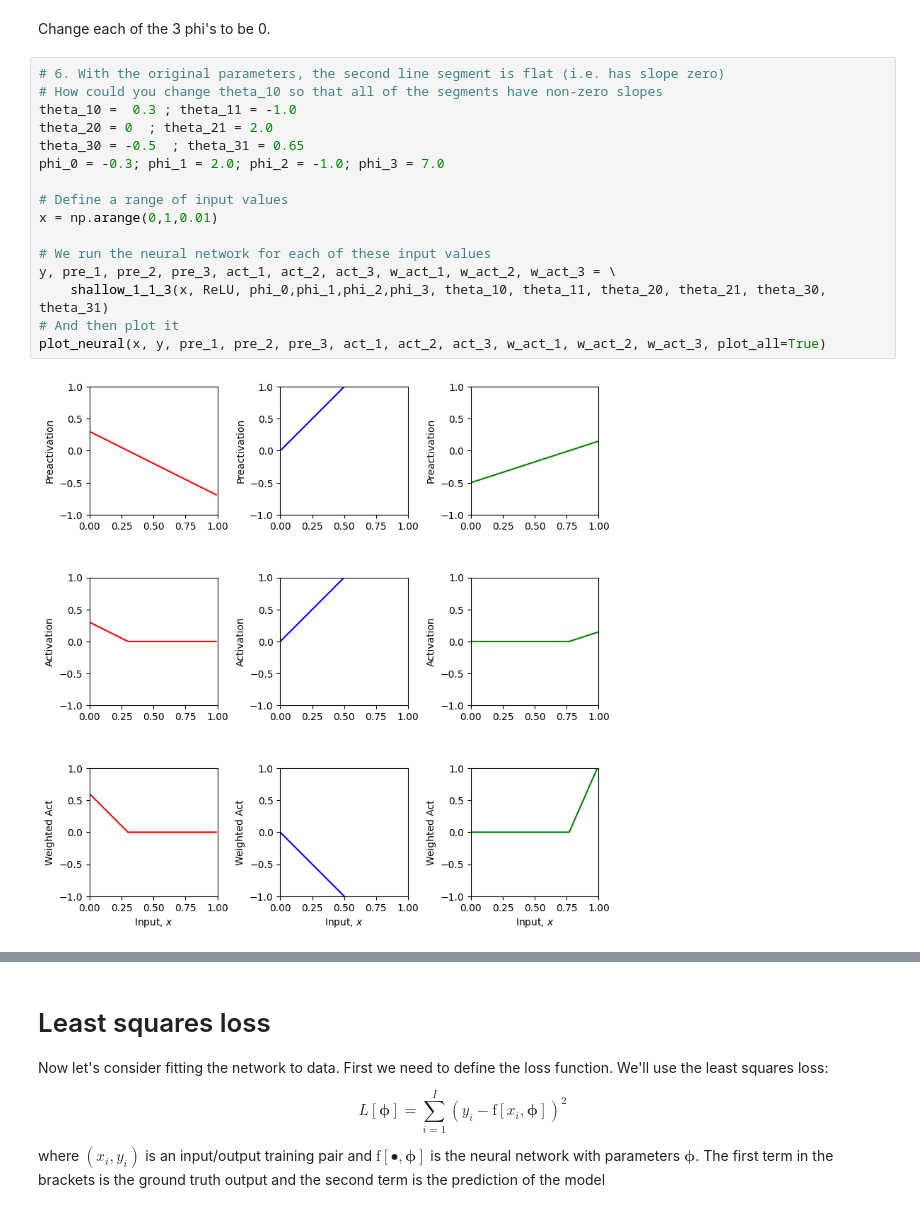
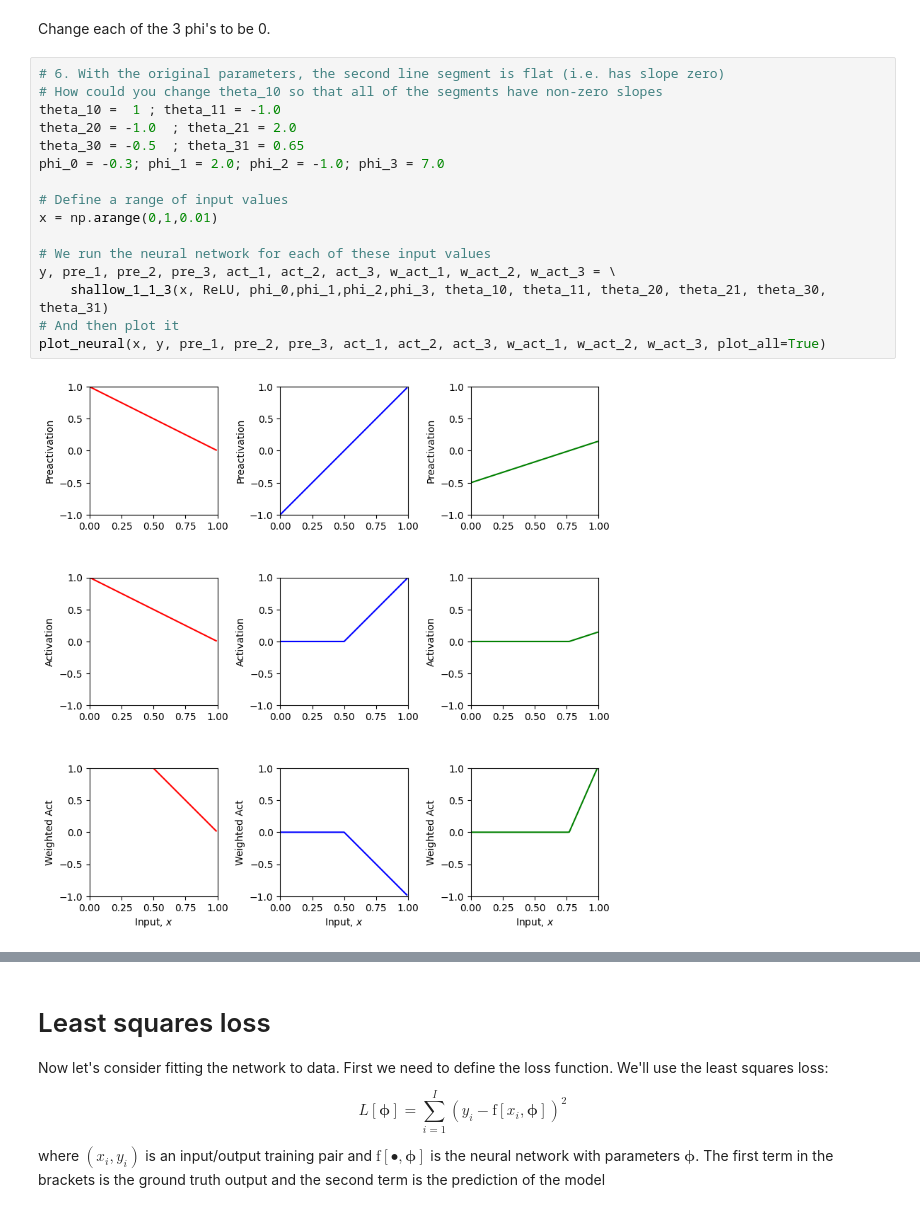
Before and after one commit to amanichopra/understanding-deep-learning-textbook-exercises, a Jupyter notebook: 3_1_Shallow_Networks_I.ipynb, the cells around one changed output, grey strips where cells are left out. Cells and saved outputs as stored; diff of their text form.

```diff
--- a/3_1_Shallow_Networks_I.ipynb
+++ b/3_1_Shallow_Networks_I.ipynb
@@ -269,18 +269,18 @@ Change each of the 3 phi's to be 0.
 # %%
 # 6. With the original parameters, the second line segment is flat (i.e. has slope zero)
 # How could you change theta_10 so that all of the segments have non-zero slopes
-theta_10 =  0.3 ; theta_11 = -1.0
-theta_20 = 0  ; theta_21 = 2.0
+theta_10 =  1 ; theta_11 = -1.0
+theta_20 = -1.0  ; theta_21 = 2.0
 theta_30 = -0.5  ; theta_31 = 0.65
 phi_0 = -0.3; phi_1 = 2.0; phi_2 = -1.0; phi_3 = 7.0
 
 # Define a range of input values
 x = np.arange(0,1,0.01)
 
 # We run the neural network for each of these input values
 y, pre_1, pre_2, pre_3, act_1, act_2, act_3, w_act_1, w_act_2, w_act_3 = \
     shallow_1_1_3(x, ReLU, phi_0,phi_1,phi_2,phi_3, theta_10, theta_11, theta_20, theta_21, theta_30, theta_31)
 # And then plot it
 plot_neural(x, y, pre_1, pre_2, pre_3, act_1, act_2, act_3, w_act_1, w_act_2, w_act_3, plot_all=True)
 # %% [output]
-[figure, old version]
+[figure, new version]
```
Also changed, not shown: parts of 13 cells of this notebook.
